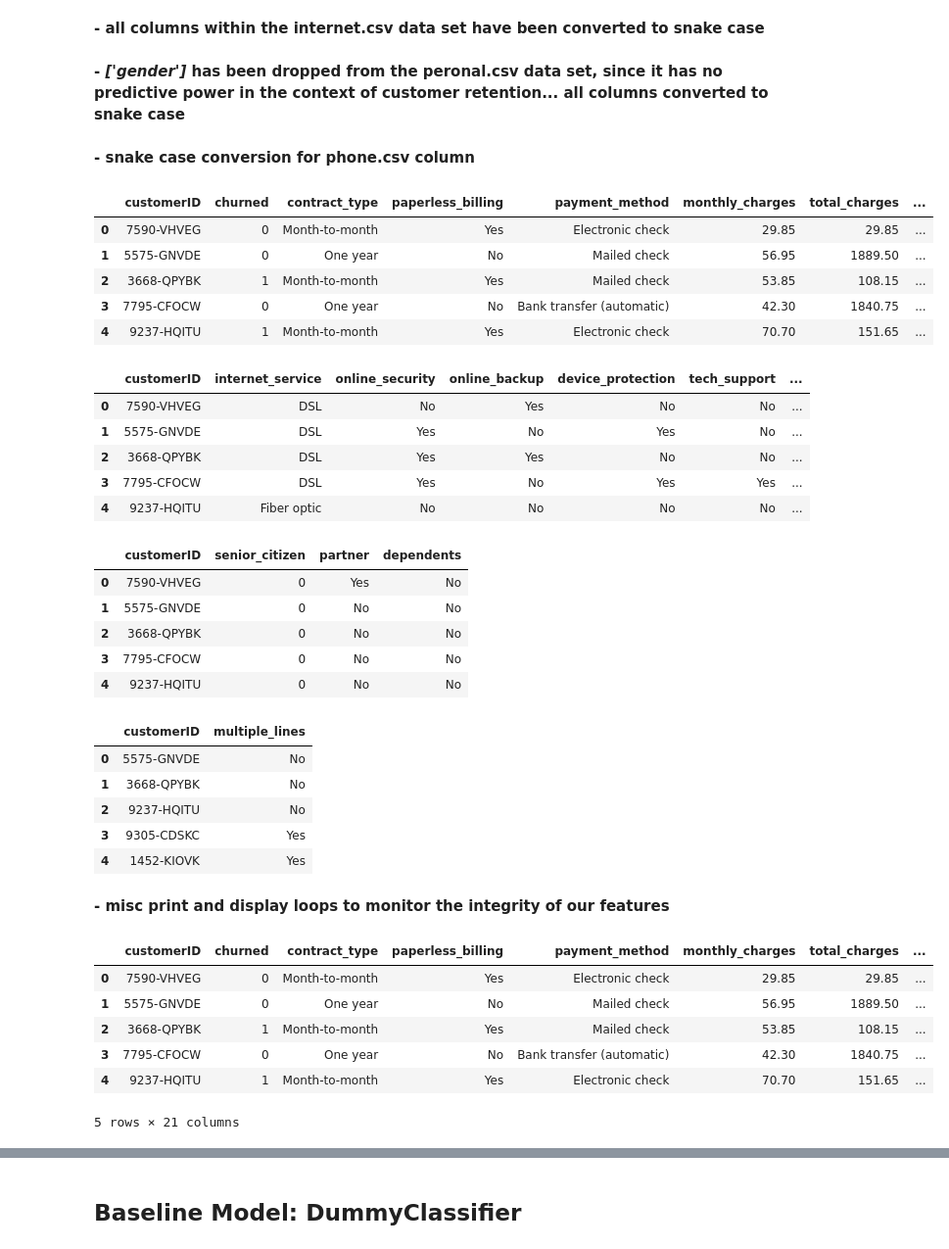
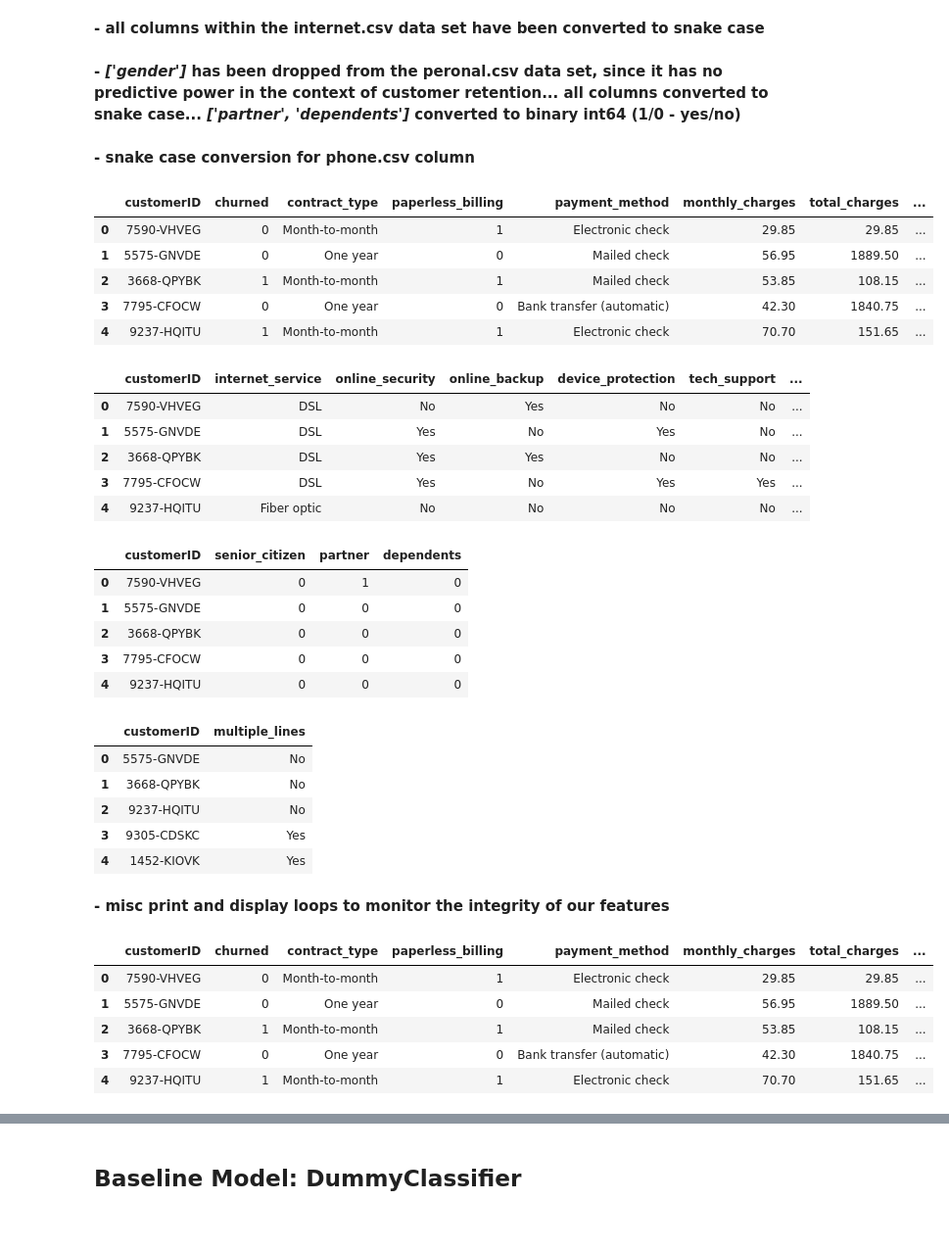
Before and after one commit to avonmims/101010.ds, a Jupyter notebook: School-Projects/Sprint-17-Final-Project/s17_solution.ipynb, the cells around one changed output, grey strips where cells are left out. Shown at 98% size. Cells and saved outputs as stored; diff of their text form; code cells hidden in the pictures.

```diff
--- a/School-Projects/Sprint-17-Final-Project/s17_solution.ipynb
+++ b/School-Projects/Sprint-17-Final-Project/s17_solution.ipynb
@@ -83,6 +86,15 @@ data_contract['TotalCharges'] = data_contract['TotalCharges'].fillna(0)
     #!! converting EndDate to boolean (int64): 0 = active (2020-02-01), 1 = churned (other dates)
 data_contract['EndDate'] = data_contract['EndDate'].apply(lambda x: 0 if x == pd.Timestamp('2020-02-01') else 1)
 
-    #!! data_contract columns renamed
+    #!! data_contract columns renamed, EndDate to churned, Type to contract_type, rest snake case
 data_contract.rename(columns={'EndDate': 'churned', 'Type': 'contract_type', 'PaperlessBilling': 'paperless_billing',
-                              'PaymentMethod': 'payment_method', 'MonthlyCharges': 'monthly_charges', 'TotalCharges': 'total_charges'}, inplace=True)
+                              'PaymentMethod': 'payment_method', 'MonthlyCharges': 'monthly_charges',
+                              'TotalCharges': 'total_charges'}, inplace=True)
+
+    #!! converting 'Yes'/'No' to 1/0
+data_contract['paperless_billing'] = (data_contract['paperless_billing'] == 'Yes').astype(int)
+
+#data_contract['high_risk'] = ((data_contract['tenure_month'] <= 12) & (data_contract['contract_type'] == 'Month-to-month') &
+                              #(data_contract['payment_method'] == 'Electronic check')).astype(int)
+
+display(data_contract.head())
@@ -103,3 +127,7 @@ data_personal = data_personal.drop('gender', axis=1)
     #!! data_personal columns renamed
 data_personal.rename(columns={'SeniorCitizen': 'senior_citizen', 'Partner': 'partner',
                               'Dependents': 'dependents'}, inplace=True)
+
+    #!! converting 'Yes'/'No' to 1/0
+data_personal['partner'] = (data_personal['partner'] == 'Yes').astype(int)
+data_personal['dependents'] = (data_personal['dependents'] == 'Yes').astype(int)
@@ -106,5 +137,5 @@ data_personal.rename(columns={'SeniorCitizen': 'senior_citizen', 'Partner': 'par
 # %% [markdown]
-**- *['gender']* has been dropped from the peronal.csv data set, since it has no predictive power in the context of customer retention... all columns converted to snake case**
+**- *['gender']* has been dropped from the peronal.csv data set, since it has no predictive power in the context of customer retention... all columns converted to snake case... *['partner', 'dependents']* converted to binary int64 (1/0 - yes/no)**
 # %%
     #!! data_phone columns renamed
 data_phone.rename(columns={'MultipleLines': 'multiple_lines'}, inplace=True)
@@ -134,11 +165,11 @@ display(data_phone.head())
 #for col in data_phone.select_dtypes(include=['object']).columns: display(data_phone[col].value_counts())
 # %% [output]
 |  | customerID | churned | contract_type | paperless_billing | payment_method | monthly_charges | total_charges | ... |
-| 0 | 7590-VHVEG | 0 | Month-to-month | Yes | Electronic check | 29.85 | 29.85 | ... |
-| 1 | 5575-GNVDE | 0 | One year | No | Mailed check | 56.95 | 1889.50 | ... |
-| 2 | 3668-QPYBK | 1 | Month-to-month | Yes | Mailed check | 53.85 | 108.15 | ... |
-| 3 | 7795-CFOCW | 0 | One year | No | Bank transfer (automatic) | 42.30 | 1840.75 | ... |
-| 4 | 9237-HQITU | 1 | Month-to-month | Yes | Electronic check | 70.70 | 151.65 | ... |
+| 0 | 7590-VHVEG | 0 | Month-to-month | 1 | Electronic check | 29.85 | 29.85 | ... |
+| 1 | 5575-GNVDE | 0 | One year | 0 | Mailed check | 56.95 | 1889.50 | ... |
+| 2 | 3668-QPYBK | 1 | Month-to-month | 1 | Mailed check | 53.85 | 108.15 | ... |
+| 3 | 7795-CFOCW | 0 | One year | 0 | Bank transfer (automatic) | 42.30 | 1840.75 | ... |
+| 4 | 9237-HQITU | 1 | Month-to-month | 1 | Electronic check | 70.70 | 151.65 | ... |
 |  | customerID | internet_service | online_security | online_backup | device_protection | tech_support | ... |
 | 0 | 7590-VHVEG | DSL | No | Yes | No | No | ... |
 | 1 | 5575-GNVDE | DSL | Yes | No | Yes | No | ... |
@@ -146,11 +177,11 @@ display(data_phone.head())
 | 3 | 7795-CFOCW | DSL | Yes | No | Yes | Yes | ... |
 | 4 | 9237-HQITU | Fiber optic | No | No | No | No | ... |
 |  | customerID | senior_citizen | partner | dependents |
-| 0 | 7590-VHVEG | 0 | Yes | No |
-| 1 | 5575-GNVDE | 0 | No | No |
-| 2 | 3668-QPYBK | 0 | No | No |
-| 3 | 7795-CFOCW | 0 | No | No |
-| 4 | 9237-HQITU | 0 | No | No |
+| 0 | 7590-VHVEG | 0 | 1 | 0 |
+| 1 | 5575-GNVDE | 0 | 0 | 0 |
+| 2 | 3668-QPYBK | 0 | 0 | 0 |
+| 3 | 7795-CFOCW | 0 | 0 | 0 |
+| 4 | 9237-HQITU | 0 | 0 | 0 |
 |  | customerID | multiple_lines |
 | 0 | 5575-GNVDE | No |
 | 1 | 3668-QPYBK | No |
@@ -162,29 +193,36 @@ display(data_phone.head())
 # %%
     #!! merging all dataframes on customerID
 data = data_contract.merge(
     data_internet, on='customerID', how='left').merge(
         data_personal, on='customerID', how='left').merge(
             data_phone, on='customerID', how='left')
 
 #data.info()
 #display(data.head())
 #display(data['multiple_lines'].value_counts())
 
+    #!! creating family_plan feature: 1 if dependents & multiple_lines == 'Yes', else 0
+#data['family_plan'] = ((data['dependents'] == 'Yes') & (data['multiple_lines'] == 'Yes')).astype(int)
+
+add_ons = ['online_security', 'online_backup', 'device_protection',
+            'tech_support', 'streaming_tv', 'streaming_movies']
+data[add_ons] = data[add_ons].applymap(lambda x: 1 if x == 'Yes' else 0)
+#data = data.drop('partner', axis=1)
+
     #!! filling 'No Service' for NaN values (customers without internet or phone service)
 data.fillna('No Service', inplace=True)
 
     #!! creating binary columns for internet and phone service (0 = No Service, 1 = has service)
-data['has_internet'] = data['internet_service'].apply(lambda x: 0 if x == 'No Service' else 1)
-data['has_phone'] = data['multiple_lines'].apply(lambda x: 0 if x == 'No Service' else 1)
+#data['has_internet'] = data['internet_service'].apply(lambda x: 0 if x == 'No Service' else 1)
+#data['has_phone'] = data['multiple_lines'].apply(lambda x: 0 if x == 'No Service' else 1)
 
 #data.info()
 display(data.head())
 #display(data['multiple_lines'].value_counts())
 # %% [output]
 |  | customerID | churned | contract_type | paperless_billing | payment_method | monthly_charges | total_charges | ... |
-| 0 | 7590-VHVEG | 0 | Month-to-month | Yes | Electronic check | 29.85 | 29.85 | ... |
-| 1 | 5575-GNVDE | 0 | One year | No | Mailed check | 56.95 | 1889.50 | ... |
-| 2 | 3668-QPYBK | 1 | Month-to-month | Yes | Mailed check | 53.85 | 108.15 | ... |
-| 3 | 7795-CFOCW | 0 | One year | No | Bank transfer (automatic) | 42.30 | 1840.75 | ... |
-| 4 | 9237-HQITU | 1 | Month-to-month | Yes | Electronic check | 70.70 | 151.65 | ... |
+| 0 | 7590-VHVEG | 0 | Month-to-month | 1 | Electronic check | 29.85 | 29.85 | ... |
+| 1 | 5575-GNVDE | 0 | One year | 0 | Mailed check | 56.95 | 1889.50 | ... |
+| 2 | 3668-QPYBK | 1 | Month-to-month | 1 | Mailed check | 53.85 | 108.15 | ... |
+| 3 | 7795-CFOCW | 0 | One year | 0 | Bank transfer (automatic) | 42.30 | 1840.75 | ... |
+| 4 | 9237-HQITU | 1 | Month-to-month | 1 | Electronic check | 70.70 | 151.65 | ... |
-5 rows × 21 columns
```
Also changed, not shown: parts of 34 cells of this notebook, 4 other files.
